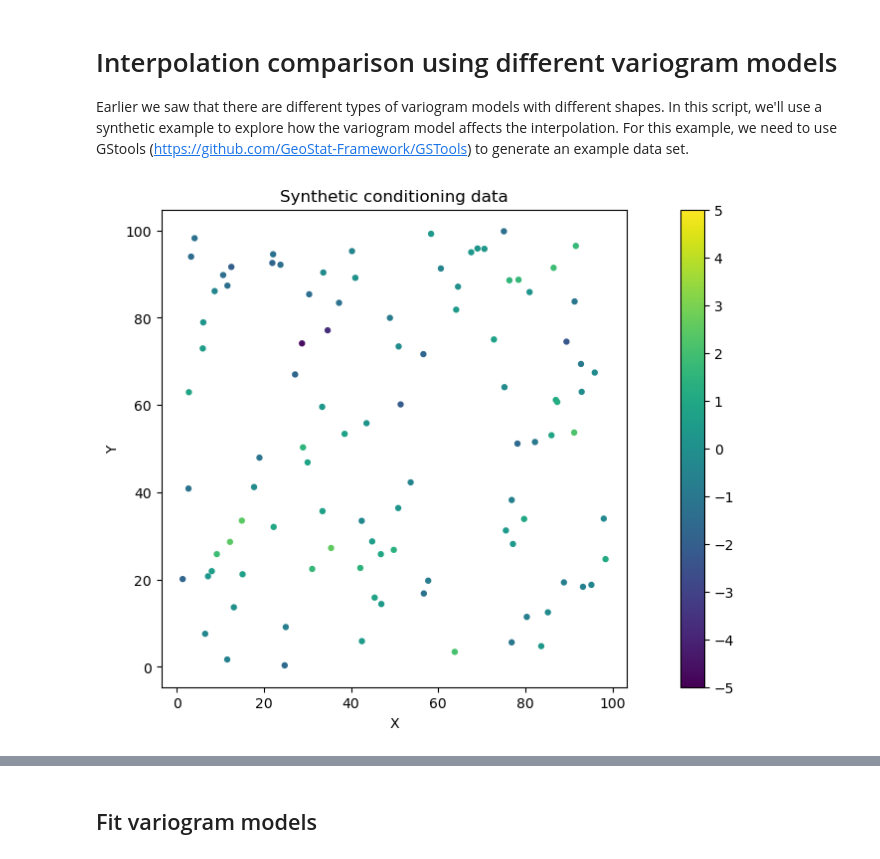
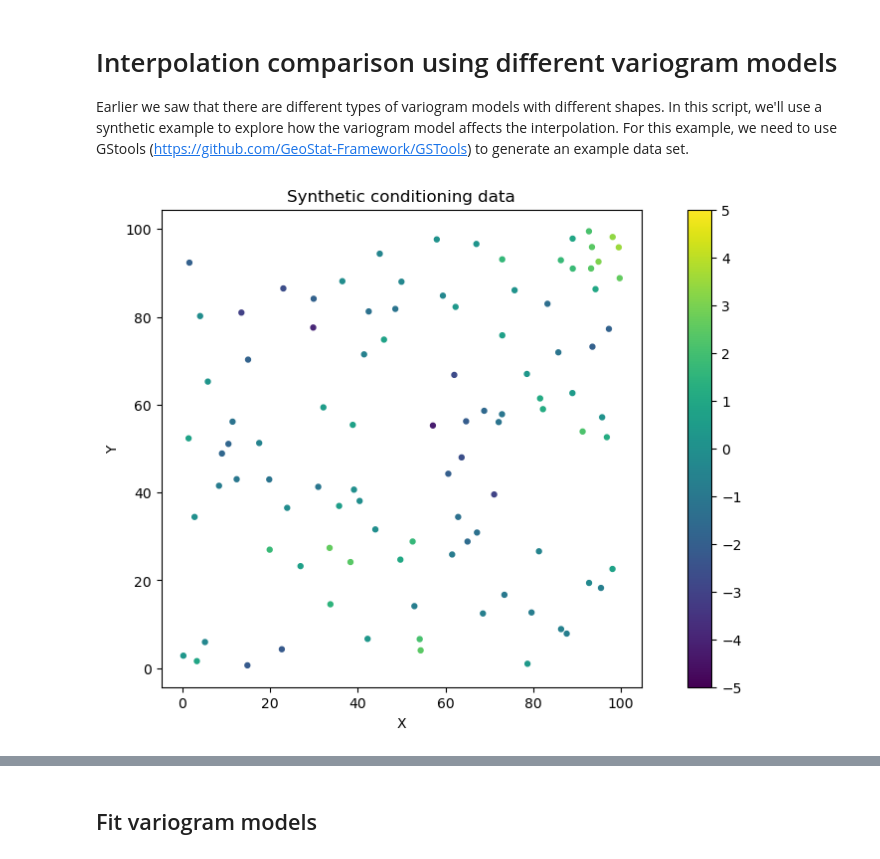
Before and after one commit to GatorGlaciology/GStatSim, a Jupyter notebook: demos/5_Variogram_interpolation_comparison.ipynb, the cells around one changed output, grey strips where cells are left out. Saved outputs shown, nothing was run; the diff lists cells and outputs as text; code cells hidden in the pictures.

```diff
--- a/demos/5_Variogram_interpolation_comparison.ipynb
+++ b/demos/5_Variogram_interpolation_comparison.ipynb
@@ -15,22 +16,23 @@ import gstools as gst
 # %%
 # create random conditioning data using GSTools
-x = np.random.RandomState(100000).rand(100) * 100.
-y = np.random.RandomState(200000).rand(100) * 100.
+rng = np.random.default_rng(seed=0)
+x = rng.random(100) * 100.
+y = rng.random(100) * 100.
 model = gst.Gaussian(dim=2, var=2, len_scale =8)
 srf = gst.SRF(model, mean=0, seed=300000)
 field = srf((x,y))
 
 # plot synthetic conditioning data
 fig = plt.figure()
 im = plt.scatter(x,y, c = field, vmin = -5, vmax = 5, marker=".", s = 50)       # scatter plot for location map
 plt.title('Synthetic conditioning data')                                    # add plot title
 plt.xlabel('X'); plt.ylabel('Y')                          # set axis labels
 cbar = plt.colorbar(im, orientation="vertical", ticks=np.linspace(-5, 5, 11)) # add vertical color bar
 plt.subplots_adjust(left=0.0, bottom=0.0, right=1.0, top=1.0) # adjust the plot size
 plt.axis('scaled')
 plt.show()
 # %% [output]
-[figure, old version]
+[figure, new version]
 # %%
 # make dataframe
 data = np.transpose([x,y,field])
```
Also changed, not shown: parts of 14 cells of this notebook, 1 other file.
